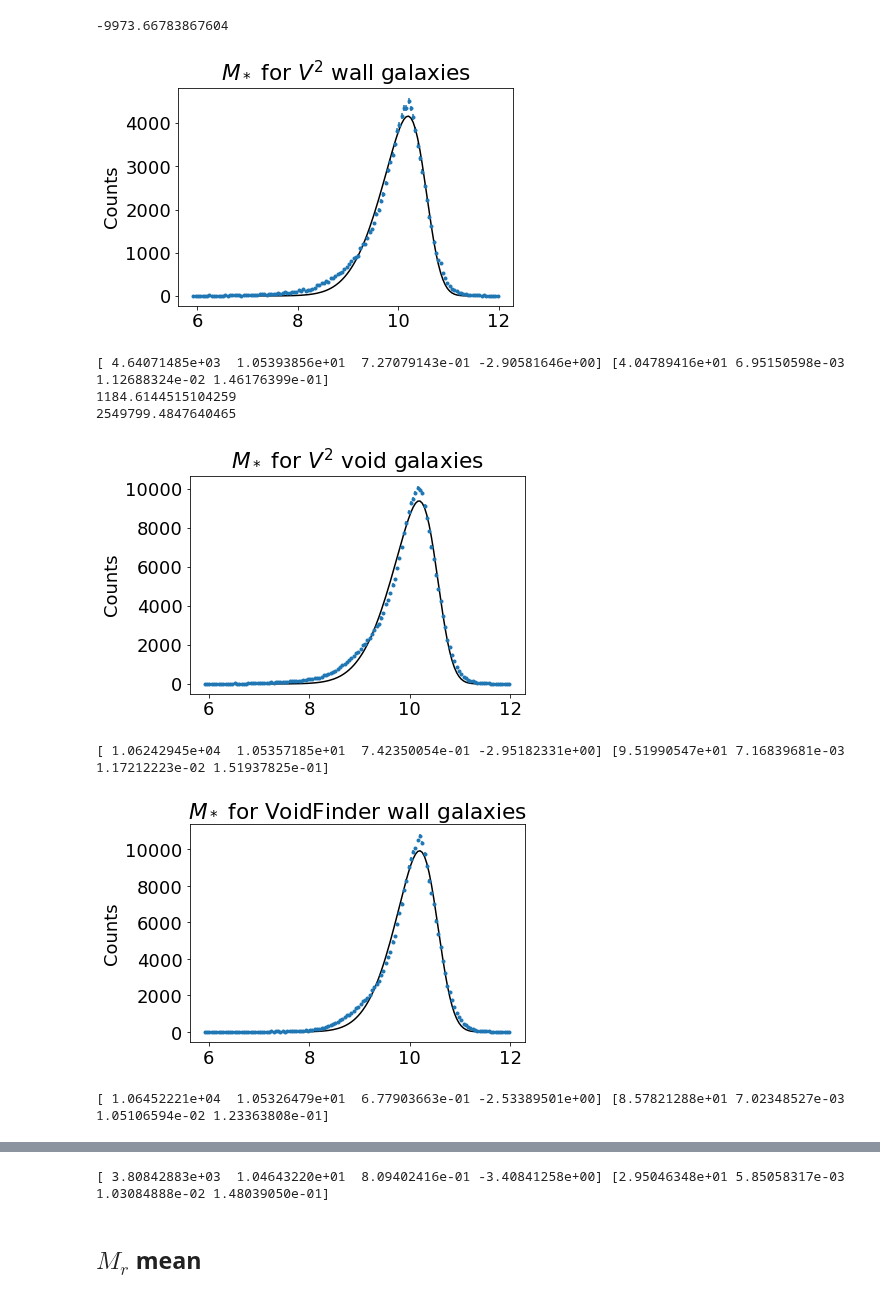
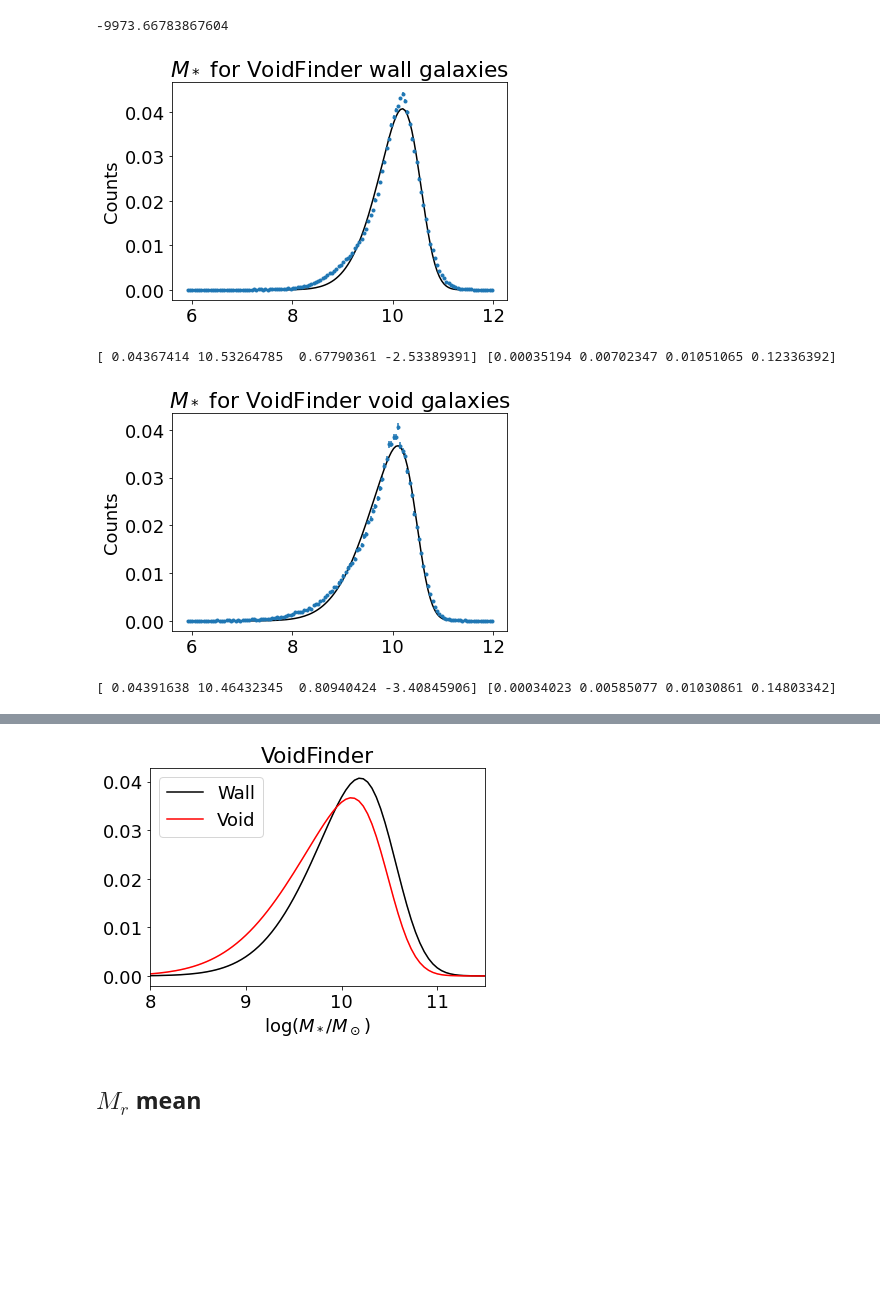
Before and after one commit to DESI-UR/Void_analysis, a Jupyter notebook: nb/Fatima_Zaidouni/mean_fits.ipynb, the cells around one changed output, grey strips where cells are left out. Saved outputs shown, nothing was run; the diff lists cells and outputs as text; code cells hidden in the pictures; blank space fills up the shorter version.

```diff
--- a/nb/Fatima_Zaidouni/mean_fits.ipynb
+++ b/nb/Fatima_Zaidouni/mean_fits.ipynb
@@ -232,6 +226,10 @@ def fit_unimodal(char_, class_, bins, p0_=None, err=None, label=''):
     else:
         err[np.argwhere(err==0)] = 0.00001
 
+    # Normalize by the total number of galaxies in the sample
+    N = np.sum(y_data)
+    y_data = y_data/N
+
     #s = dy
 
     popt_, pcov_ = curve_fit(func_unimodal, x_data, y_data, p0=p0_)#, sigma=s)#, sigma=cov)
@@ -239,7 +237,7 @@ def fit_unimodal(char_, class_, bins, p0_=None, err=None, label=''):
     ############################################################################
     # Plot distribution and best fit
     #---------------------------------------------------------------------------
-    plt.errorbar(x_data, y_data, yerr=err, fmt='.')
+    plt.errorbar(x_data, y_data, yerr=err/N, fmt='.')
     plt.plot(x_data, func_unimodal(x_data, *popt_), 'k') #label='fit: a=%5.3f, mua=%5.3f, sga=%5.3f, askew=%5.3f, b=%5.3f, mub=%5.3f, sgb=%5.3f, bskew=%5.3f' % tuple(popt))
     plt.ylabel("Counts")
     plt.title(label)
@@ -248,7 +246,8 @@ def fit_unimodal(char_, class_, bins, p0_=None, err=None, label=''):
 
     print(popt_, np.sqrt(np.diag(pcov_)))
 
-    return popt_, np.sqrt(np.diag(pcov_))
+    #return popt_, np.sqrt(np.diag(pcov_))
+    return popt_, pcov_
 # %% [markdown]
 ## $M_*$ mean
 # %%
@@ -302,35 +412,28 @@ logLjoint2_skew(pars, n_V2_wall, n_V2_void, x, 1)
 # %% [output]
 -9973.66783867604
 # %%
-
-
-
 #print("\n wall_vf")
 k = bin_data(Mstar_NSA[wall_vf], bins_=Mstar_bins)
 x, poiss_err = k[0], k[2]
 Mstar_NSA_VF_wall = fit_unimodal(char_=Mstar_NSA,
                                  class_=wall_vf,
                                  bins=Mstar_bins,
                                  err=poiss_err,
-                                 p0_=[ 2000,  10.5,  1.3, 1],
+                                 p0_=[0.05, 10.5, 1.3, 1], #[ 2000,  10.5,  1.3, 1],
                                  label='$M_*$ for VoidFinder wall galaxies')
 
 
 #print("\n void_vf")
 k = bin_data(Mstar_NSA[void_vf], bins_=Mstar_bins)
 x, poiss_err = k[0], k[2]
 Mstar_NSA_VF_void = fit_unimodal(char_=Mstar_NSA,
                                  class_=void_vf,
                                  bins=Mstar_bins,
                                  err=poiss_err,
-                                 p0_=[ 2000,  10.5,  1.3, 1],
+                                 p0_=[0.05, 10.5, 1.3, 1], #[ 2000,  10.5,  1.3, 1],
                                  label='$M_*$ for VoidFinder void galaxies')
 # %% [output]
-[figure, old version]
+[figure, new version]
-[ 4.64071485e+03  1.05393856e+01  7.27079143e-01 -2.90581646e+00] [4.04789416e+01 6.95150598e-03 1.12688324e-02 1.46176399e-01]
-1184.6144515104259
-2549799.4847640465
+[ 0.04367414 10.53264785  0.67790361 -2.53389391] [0.00035194 0.00702347 0.01051065 0.12336392]
-[figure, old version]
+[figure, new version]
-[ 1.06242945e+04  1.05357185e+01  7.42350054e-01 -2.95182331e+00] [9.51990547e+01 7.16839681e-03 1.17212223e-02 1.51937825e-01]
+[ 0.04391638 10.46432345  0.80940424 -3.40845906] [0.00034023 0.00585077 0.01030861 0.14803342]
-[figure, removed]
-[ 1.06452221e+04  1.05326479e+01  6.77903663e-01 -2.53389501e+00] [8.57821288e+01 7.02348527e-03 1.05106594e-02 1.23363808e-01]
@@ -338,4 +440,36 @@ Mstar_NSA_VF_void = fit_unimodal(char_=Mstar_NSA,
-[ 3.80842883e+03  1.04643220e+01  8.09402416e-01 -3.40841258e+00] [2.95046348e+01 5.85058317e-03 1.03084888e-02 1.48039050e-01]
+# %%
+plt.figure()
+
+wall_fit = func_unimodal(Mstar_bins, *Mstar_NSA_VF_wall[0])#/Mstar_NSA_VF_wall[0][0]
+void_fit = func_unimodal(Mstar_bins, *Mstar_NSA_VF_void[0])#/Mstar_NSA_VF_void[0][0]
+
+wall_uncertainty = fit_uncertainty(Mstar_NSA_VF_wall[0], Mstar_NSA_VF_wall[1], Mstar_bins)#/Mstar_NSA_VF_wall[0][0]
+void_uncertainty = fit_uncertainty(Mstar_NSA_VF_void[0], Mstar_NSA_VF_void[1], Mstar_bins)#/Mstar_NSA_VF_void[0][0]
+
+plt.plot(Mstar_bins, wall_fit, 'k', label='Wall')
+plt.fill_between(Mstar_bins,
+                 wall_fit + wall_uncertainty,
+                 wall_fit - wall_uncertainty,
+                 color='k',
+                 alpha=0.1)
+
+plt.plot(Mstar_bins, void_fit, 'r', label='Void')
+plt.fill_between(Mstar_bins,
+                 void_fit + void_uncertainty,
+                 void_fit - void_uncertainty,
+                 color='r',
+                 alpha=0.1)
+
+plt.xlim((8,11.5))
+
+plt.xlabel('log($M_*/M_\odot$)')
+#plt.ylabel('number of galaxies')
+
+plt.title('VoidFinder')
+
+plt.legend(loc='upper left');
+# %% [output]
+[figure, added]
 # %% [markdown]
 ## $M_r$ mean
 # %%
```
Also changed, not shown: parts of 16 cells of this notebook, 6 other files.
